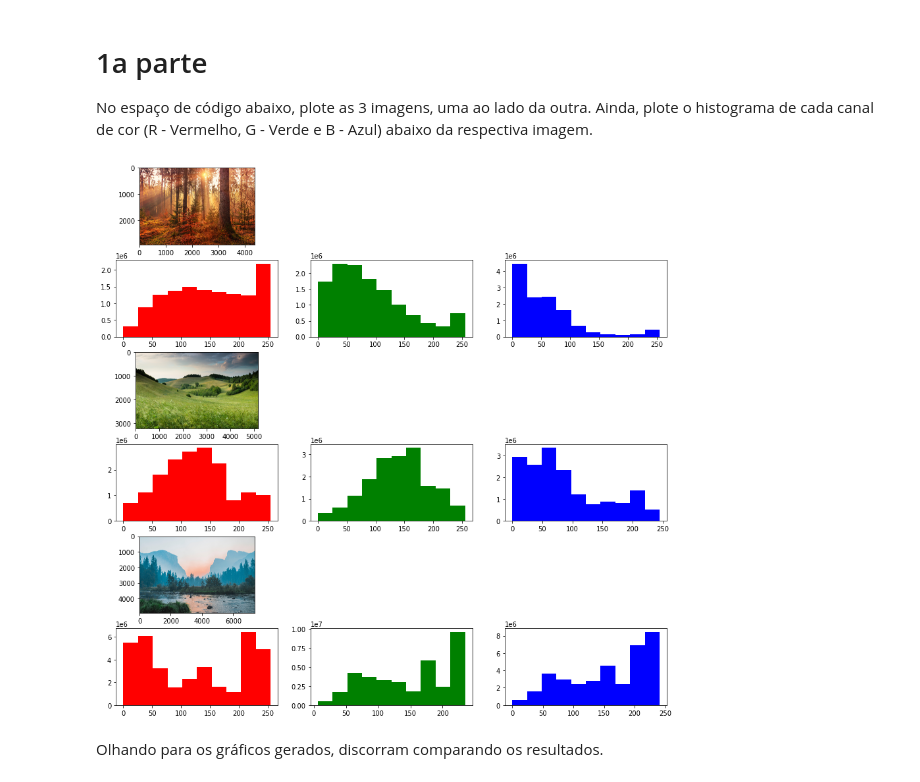
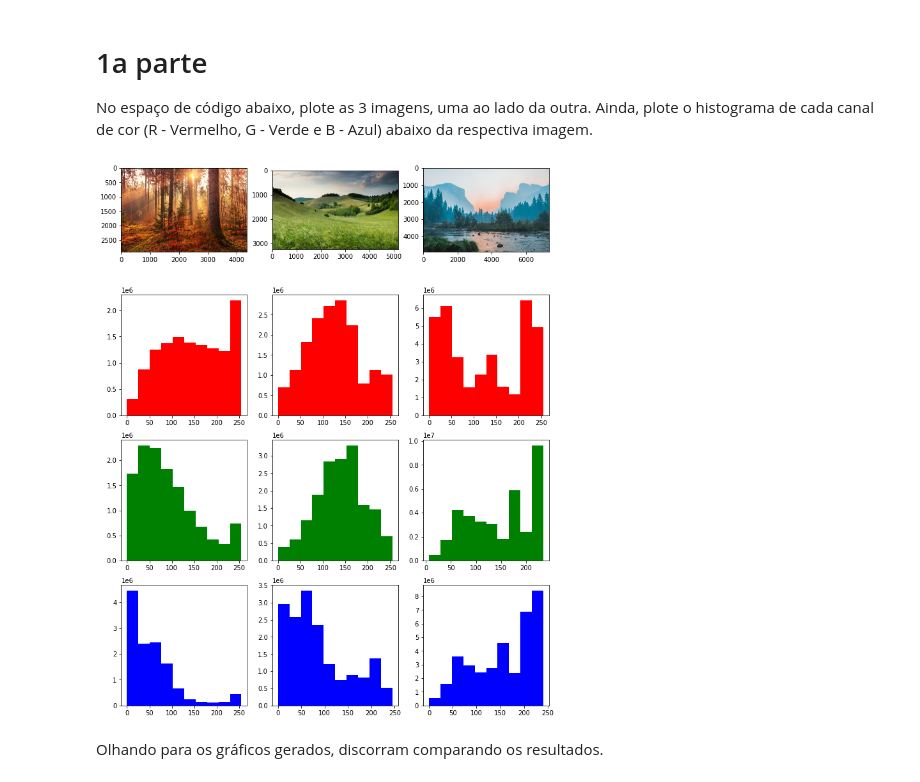
Before and after one commit to RodrigoCCG/labs, a Jupyter notebook: code_02.ipynb, the cells around one changed output. Cells and saved outputs as stored; diff of their text form; code cells hidden in the pictures.

```diff
--- a/code_02.ipynb
+++ b/code_02.ipynb
@@ -31,65 +31,66 @@ No espaço de código abaixo, plote as 3 imagens, uma ao lado da outra. Ainda, p
 # %%
 img_johan= Image.open('/content/drive/My Drive/Colab Notebooks/johannes-plenio-RwHv7LgeC7s-unsplash.jpg')
 img_claudio= Image.open('/content/drive/My Drive/Colab Notebooks/claudio-testa--SO3JtE3gZo-unsplash.jpg')
 img_bailey= Image.open('/content/drive/My Drive/Colab Notebooks/bailey-zindel-NRQV-hBF10M-unsplash.jpg')
-fig = plt.figure(figsize=(15,15))
+fig = plt.figure(figsize=(12,16))
 
 img_johan_arr = np.array(img_johan)
 red_johan = img_johan_arr[:,:,0]
 green_johan = img_johan_arr[:,:,1]
 blue_johan = img_johan_arr[:,:,2]
 
-plt.subplot(631)
-plt.imshow(img_johan_arr)
-
-plt.subplot(634)
-plt.hist(red_johan.ravel(), color='red')
-
-plt.subplot(635)
-plt.hist(green_johan.ravel(), color='green')
-
-plt.subplot(636)
-plt.hist(blue_johan.ravel(), color='blue')
-
+img_bailey_arr = np.array(img_bailey)
+red_bailey = img_bailey_arr[:,:,0]
+green_bailey = img_bailey_arr[:,:,1]
+blue_bailey = img_bailey_arr[:,:,2]
 
 img_claudio_arr = np.array(img_claudio)
 red_claudio = img_claudio_arr[:,:,0]
 green_claudio = img_claudio_arr[:,:,1]
 blue_claudio = img_claudio_arr[:,:,2]
 
-plt.subplot(637)
+
+plt.subplot(4,3,1)
+plt.imshow(img_johan_arr)
+
+plt.subplot(4,3,2)
 plt.imshow(img_claudio_arr)
 
-plt.subplot(6,3,10)
+plt.subplot(4,3,3)
+plt.imshow(img_bailey_arr)
+
+
+plt.subplot(4,3,4)
+plt.hist(red_johan.ravel(), color='red')
+
+plt.subplot(4,3,5)
 plt.hist(red_claudio.ravel(), color='red')
 
-plt.subplot(6,3,11)
+plt.subplot(4,3,6)
+plt.hist(red_bailey.ravel(), color='red')
+
+
+plt.subplot(4,3,7)
+plt.hist(green_johan.ravel(), color='green')
+
+plt.subplot(4,3,8)
 plt.hist(green_claudio.ravel(), color='green')
 
-plt.subplot(6,3,12)
+plt.subplot(4,3,9)
+plt.hist(green_bailey.ravel(), color='green')
+
+
+plt.subplot(4,3,10)
+plt.hist(blue_johan.ravel(), color='blue')
+
+plt.subplot(4,3,11)
 plt.hist(blue_claudio.ravel(), color='blue')
 
-
-
-img_bailey_arr = np.array(img_bailey)
-red_bailey = img_bailey_arr[:,:,0]
-green_bailey = img_bailey_arr[:,:,1]
-blue_bailey = img_bailey_arr[:,:,2]
-
-plt.subplot(6,3,13)
-plt.imshow(img_bailey_arr)
-
-plt.subplot(6,3,16)
-plt.hist(red_bailey.ravel(), color='red')
-
-plt.subplot(6,3,17)
-plt.hist(green_bailey.ravel(), color='green')
-
-plt.subplot(6,3,18)
+plt.subplot(4,3,12)
 plt.hist(blue_bailey.ravel(), color='blue')
 plt.show()
 # %% [output]
-[figure, old version]
+[figure, new version]
 # %% [markdown]
 Olhando para os gráficos gerados, discorram comparando os resultados.
 # %% [markdown]
```
Also changed, not shown: parts of 2 cells of this notebook.
